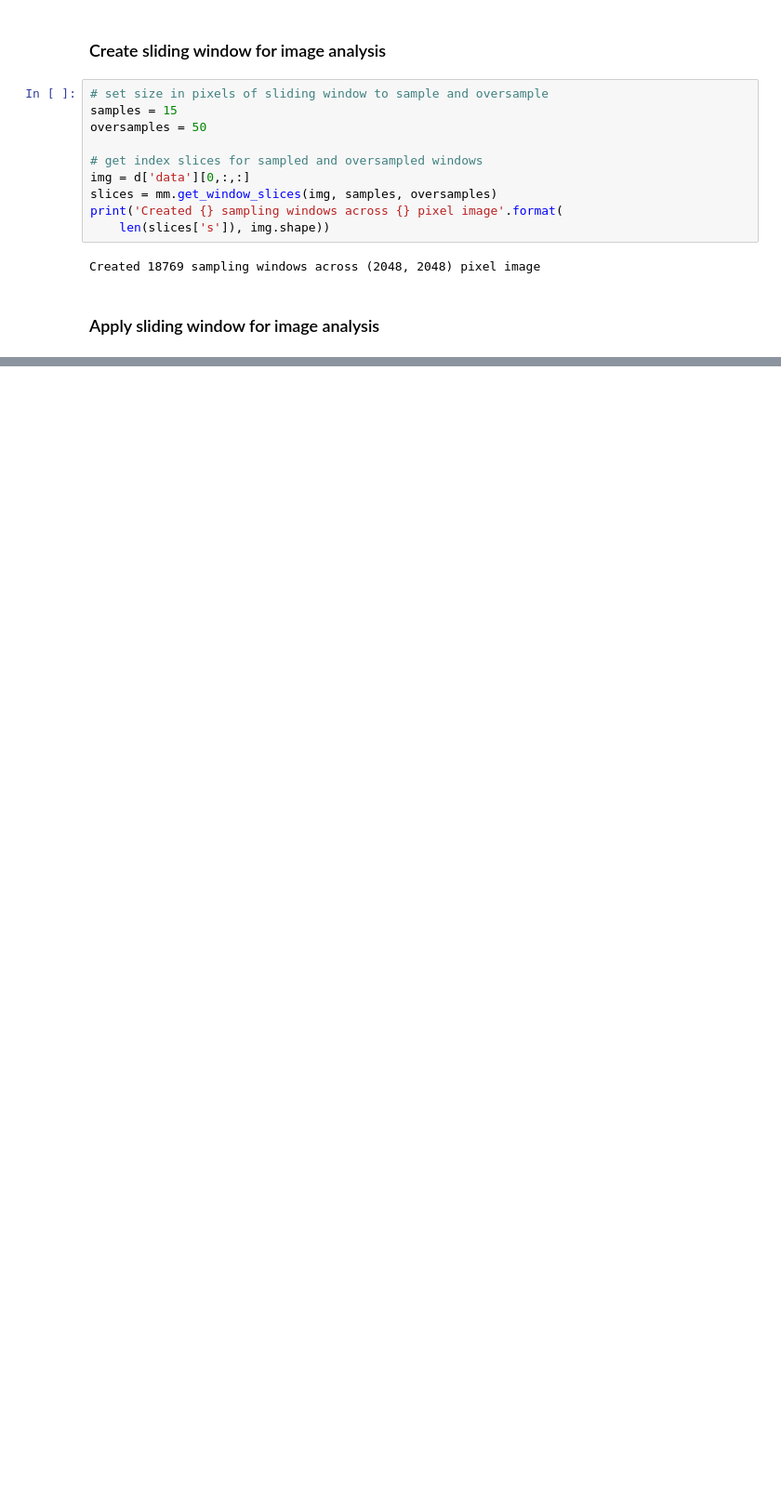
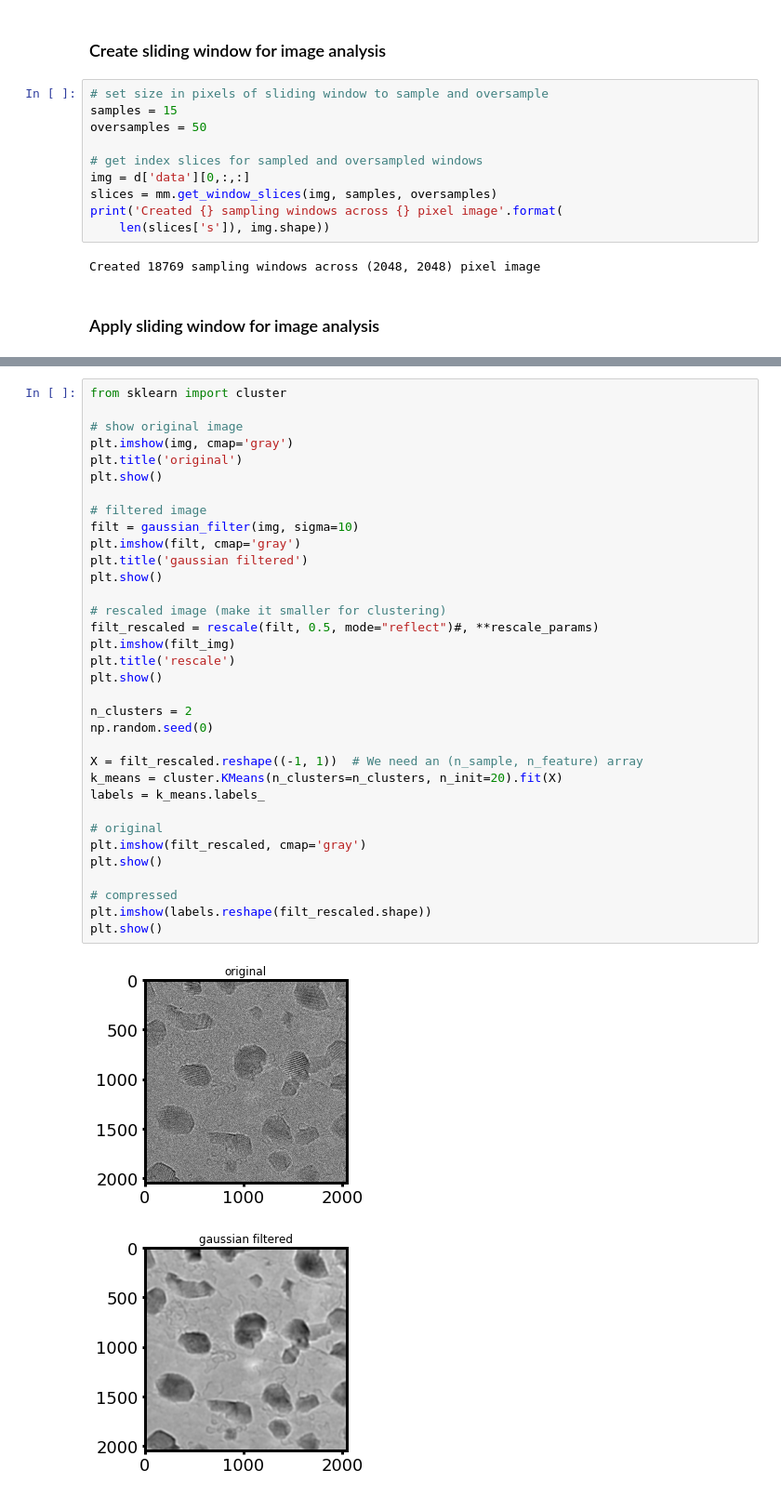
Before and after one commit to ericmuckley/microscopy_analysis, a Jupyter notebook: read_stack.ipynb, the cells around one changed output, grey strips where cells are left out. Shown at 93% size. Cells and saved outputs as stored; diff of their text form; blank space fills up the shorter version.

Commit message:
added kmeans

```diff
--- a/read_stack.ipynb
+++ b/read_stack.ipynb
@@ -111,0 +196,37 @@ for i in range(35, d['data'].shape[0], 12):
+# %%
+from sklearn import cluster
+
+# show original image
+plt.imshow(img, cmap='gray')
+plt.title('original')
+plt.show()
+
+# filtered image
+filt = gaussian_filter(img, sigma=10)
+plt.imshow(filt, cmap='gray')
+plt.title('gaussian filtered')
+plt.show()
+
+# rescaled image (make it smaller for clustering)
+filt_rescaled = rescale(filt, 0.5, mode="reflect")#, **rescale_params)
+plt.imshow(filt_img)
+plt.title('rescale')
+plt.show()
+
+n_clusters = 2
+np.random.seed(0)
+
+X = filt_rescaled.reshape((-1, 1))  # We need an (n_sample, n_feature) array
+k_means = cluster.KMeans(n_clusters=n_clusters, n_init=20).fit(X)
+labels = k_means.labels_
+
+# original
+plt.imshow(filt_rescaled, cmap='gray')
+plt.show()
+
+# compressed
+plt.imshow(labels.reshape(filt_rescaled.shape))
+plt.show()
+# %% [output]
+[figure, added]
+[figure, added]
```
Also changed, not shown: parts of 19 cells of this notebook, 1 other file.
